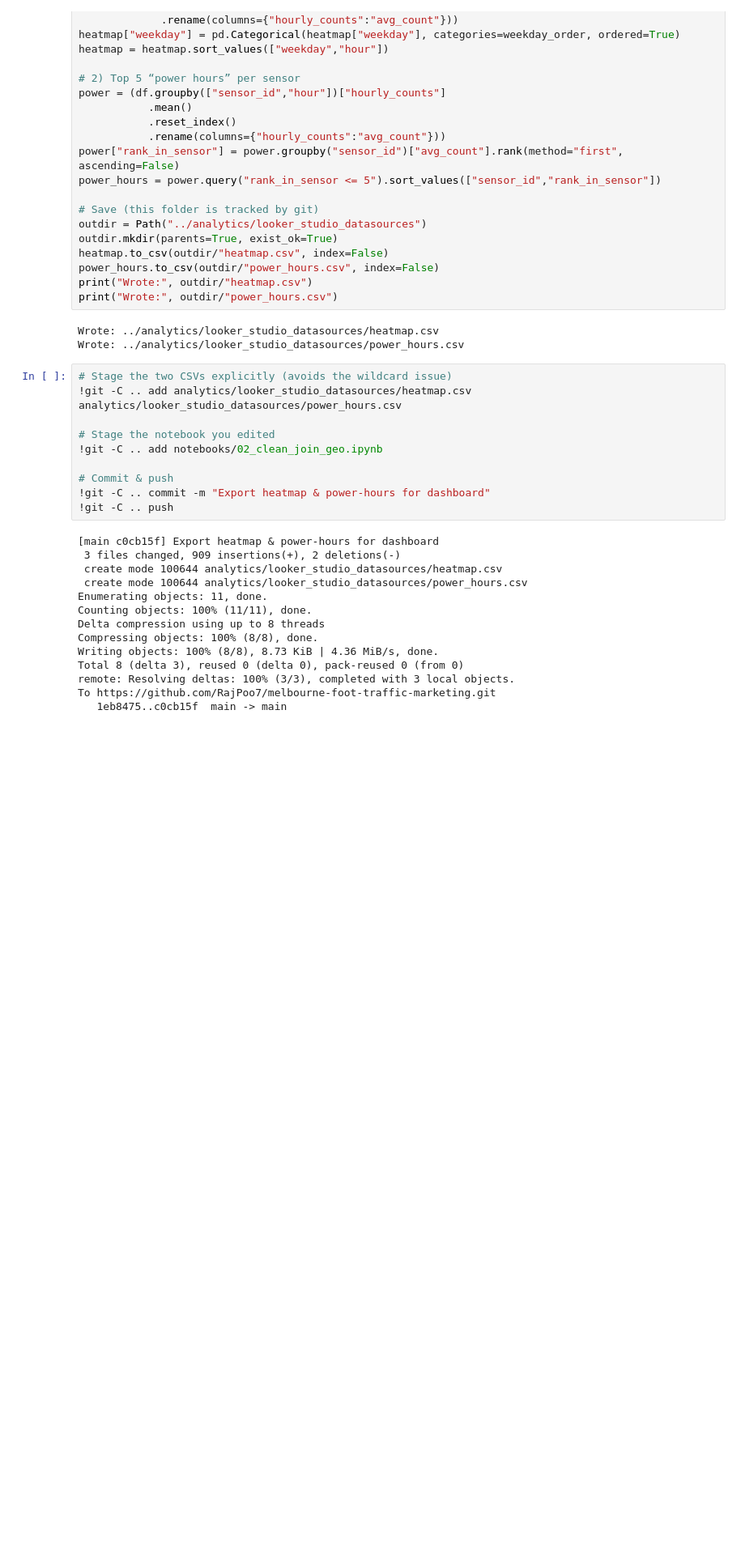
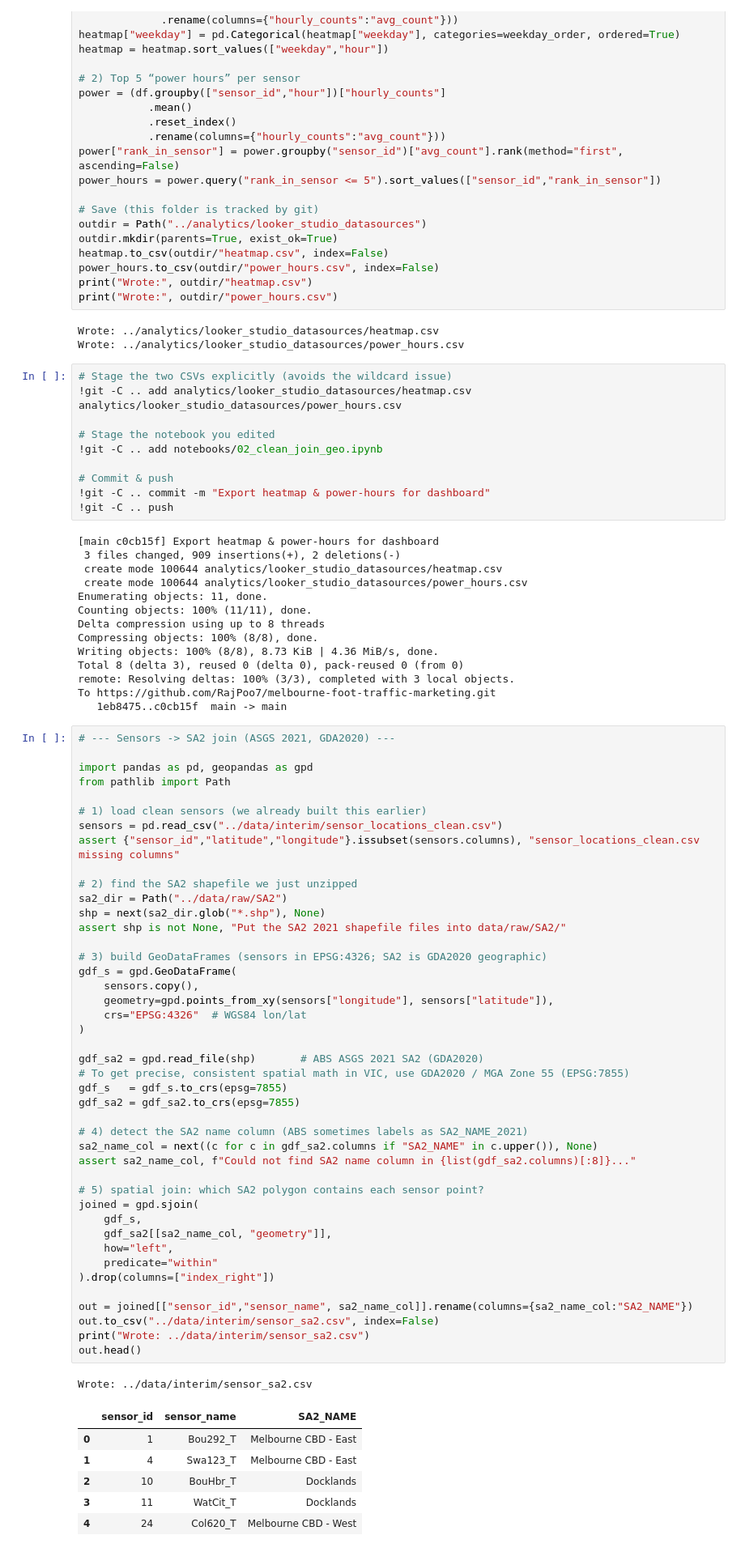
Before and after one commit to RajPoo7/melbourne-foot-traffic-marketing, a Jupyter notebook: notebooks/02_clean_join_geo.ipynb, the cells around one changed output. Shown at 81% size. Saved outputs shown, nothing was run; the diff lists cells and outputs as text; blank space fills up the shorter version.

Commit message:
Use full sensor locations; coverage 100%; save clean tables

```diff
--- a/notebooks/02_clean_join_geo.ipynb
+++ b/notebooks/02_clean_join_geo.ipynb
@@ -454,3 +454,54 @@ Total 8 (delta 3), reused 0 (delta 0), pack-reused 0 (from 0)
 remote: Resolving deltas: 100% (3/3), completed with 3 local objects.
 To https://github.com/RajPoo7/melbourne-foot-traffic-marketing.git
    1eb8475..c0cb15f  main -> main
+# %%
+# --- Sensors -> SA2 join (ASGS 2021, GDA2020) ---
+
+import pandas as pd, geopandas as gpd
+from pathlib import Path
+
+# 1) load clean sensors (we already built this earlier)
+sensors = pd.read_csv("../data/interim/sensor_locations_clean.csv")
+assert {"sensor_id","latitude","longitude"}.issubset(sensors.columns), "sensor_locations_clean.csv missing columns"
+
+# 2) find the SA2 shapefile we just unzipped
+sa2_dir = Path("../data/raw/SA2")
+shp = next(sa2_dir.glob("*.shp"), None)
+assert shp is not None, "Put the SA2 2021 shapefile files into data/raw/SA2/"
+
+# 3) build GeoDataFrames (sensors in EPSG:4326; SA2 is GDA2020 geographic)
+gdf_s = gpd.GeoDataFrame(
+    sensors.copy(),
+    geometry=gpd.points_from_xy(sensors["longitude"], sensors["latitude"]),
+    crs="EPSG:4326"  # WGS84 lon/lat
+)
+
+gdf_sa2 = gpd.read_file(shp)       # ABS ASGS 2021 SA2 (GDA2020)
+# To get precise, consistent spatial math in VIC, use GDA2020 / MGA Zone 55 (EPSG:7855)
+gdf_s   = gdf_s.to_crs(epsg=7855)
+gdf_sa2 = gdf_sa2.to_crs(epsg=7855)
+
+# 4) detect the SA2 name column (ABS sometimes labels as SA2_NAME_2021)
+sa2_name_col = next((c for c in gdf_sa2.columns if "SA2_NAME" in c.upper()), None)
+assert sa2_name_col, f"Could not find SA2 name column in {list(gdf_sa2.columns)[:8]}..."
+
+# 5) spatial join: which SA2 polygon contains each sensor point?
+joined = gpd.sjoin(
+    gdf_s,
+    gdf_sa2[[sa2_name_col, "geometry"]],
+    how="left",
+    predicate="within"
+).drop(columns=["index_right"])
+
+out = joined[["sensor_id","sensor_name", sa2_name_col]].rename(columns={sa2_name_col:"SA2_NAME"})
+out.to_csv("../data/interim/sensor_sa2.csv", index=False)
+print("Wrote: ../data/interim/sensor_sa2.csv")
+out.head()
+# %% [output]
+Wrote: ../data/interim/sensor_sa2.csv
+|  | sensor_id | sensor_name | SA2_NAME |
+| 0 | 1 | Bou292_T | Melbourne CBD - East |
+| 1 | 4 | Swa123_T | Melbourne CBD - East |
+| 2 | 10 | BouHbr_T | Docklands |
+| 3 | 11 | WatCit_T | Docklands |
+| 4 | 24 | Col620_T | Melbourne CBD - West |
```
Also changed, not shown: parts of 1 cell of this notebook.
